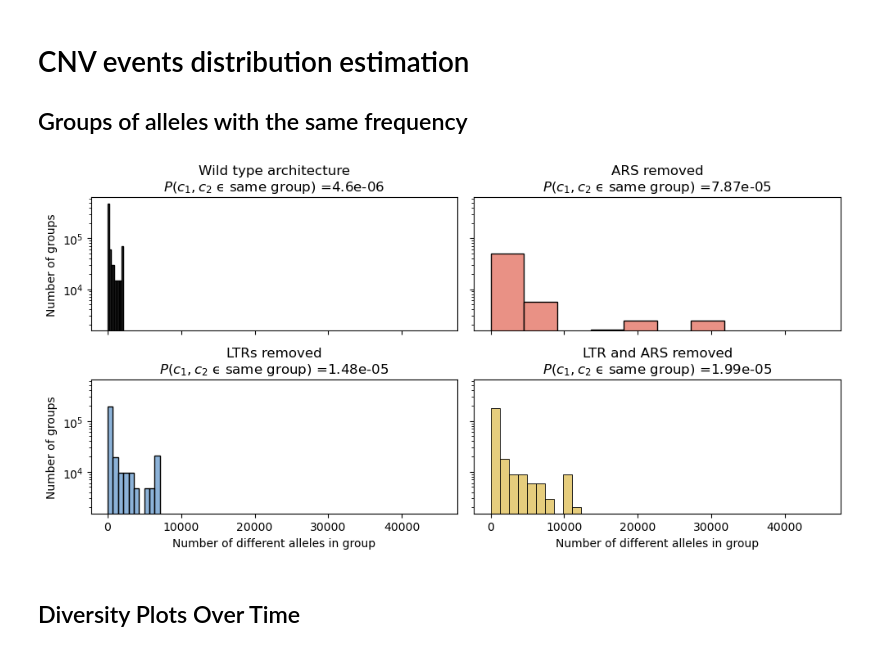
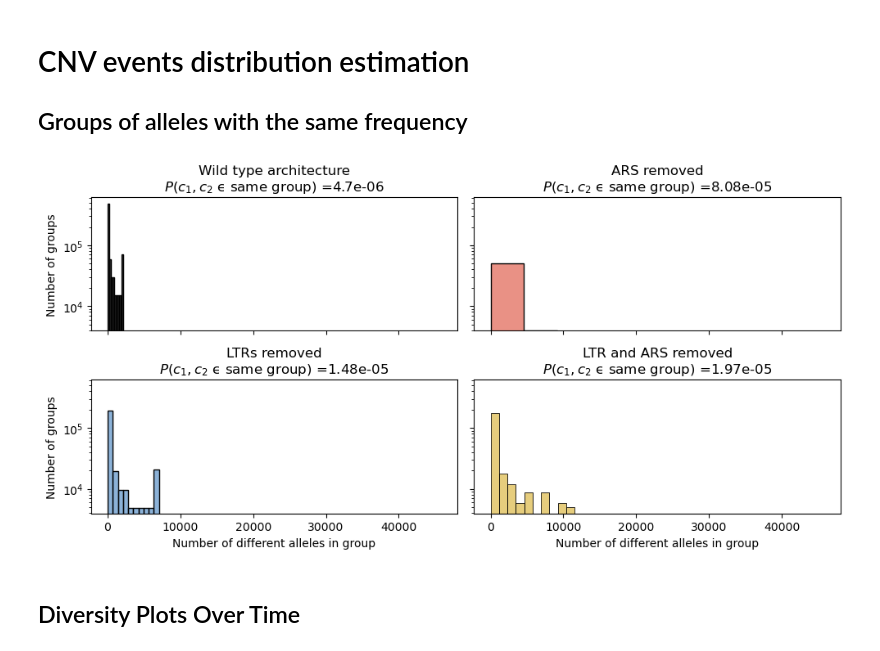
Before and after one commit to yoavram-lab/chuong_et_al, a Jupyter notebook: Diversity.ipynb, the cells around one changed output. Cells and saved outputs as stored; diff of their text form; code cells hidden in the pictures.

```diff
--- a/Diversity.ipynb
+++ b/Diversity.ipynb
@@ -59,39 +59,39 @@ from seaborn import histplot as hst
 
 def calc_c1_c2_prob(ax, params, max_possible, color, plot = True, max_gen = 116):
     s_cnv,m_cnv,p_0 = 10**params
     N=3.3e8
     generation = pd.read_csv(f'Chuong_116_gens.txt', delimiter = ', ', engine='python').columns.astype('int')
     Q,P = simpleWF(N, generation, s_cnv, m_cnv, p_0, max_possible)
     Q,P = Q[:max_gen+2], P[:max_gen+2]
     Q,P = Q[Q>1], P[Q>1] # Only count generations with at least one whole new CNV cell
     X = P.sum()
     tot_P = 0
     dist_list = []
     for t in range(len(Q)):
         tot_P += (P[t]**2/Q[t])/X**2
         dist_list = dist_list + [P[t]/Q[t] for i in range(int(Q[t]))]
 
     if plot:
         hst(dist_list, stat='count', bins=10, ax=ax, color=color)
         ax.set_xlabel('Number of different alleles in group')
         ax.set_ylabel('Number of groups')
         ax.set_yscale('log')
     return tot_P, Q, P
 
 fig,ax = plt.subplots(2,2, figsize=(10,5), tight_layout=True, sharex=True, sharey=True)
-overall_maps = pd.read_csv('maps/overall_maps.csv', index_col=0)
+collective_maps = pd.read_csv('maps/collective_maps.csv', index_col=0)
 
-p, Q, P = calc_c1_c2_prob(ax[0,0],overall_maps.loc['wt',:][2:], np.inf, color=rep_colors['wt']) # WT overall MAP
+p, Q, P = calc_c1_c2_prob(ax[0,0],collective_maps.loc['wt',:][2:], np.inf, color=rep_colors['wt']) # WT collective MAP
 ax[0,0].set_title(f'{label_dict["wt"]}\n$P(c_1,c_2$ ϵ same group) ={round(p,7)}')
-p, Q, P = calc_c1_c2_prob(ax[1,0],overall_maps.loc['ltr',:][2:], np.inf, color=rep_colors['ltr']) # LTR overall MAP
+p, Q, P = calc_c1_c2_prob(ax[1,0],collective_maps.loc['ltr',:][2:], np.inf, color=rep_colors['ltr']) # LTR collective MAP
 ax[1,0].set_title(f'{label_dict["ltr"]}\n$P(c_1,c_2$ ϵ same group) ={round(p,7)}')
-p, Q, P = calc_c1_c2_prob(ax[0,1],overall_maps.loc['ars',:][2:], np.inf, color=rep_colors['ars']) # ARS overall MAP
+p, Q, P = calc_c1_c2_prob(ax[0,1],collective_maps.loc['ars',:][2:], np.inf, color=rep_colors['ars']) # ARS collective MAP
 ax[0,1].set_title(f'{label_dict["ars"]}\n$P(c_1,c_2$ ϵ same group) ={round(p,7)}')
-p, Q, P = calc_c1_c2_prob(ax[1,1],overall_maps.loc['all',:][2:], np.inf, color=rep_colors['all']) # ALL overall MAP
+p, Q, P = calc_c1_c2_prob(ax[1,1],collective_maps.loc['all',:][2:], np.inf, color=rep_colors['all']) # ALL collective MAP
 ax[1,1].set_title(f'{label_dict["all"]}\n$P(c_1,c_2$ ϵ same group) ={round(p,7)}')
 plt.show()
 # %% [output]
-[figure, old version]
+[figure, new version]
 # %% [markdown]
 ## Diversity Plots Over Time
 # %%
```
Also changed, not shown: parts of 2 cells of this notebook, 8 other files.
